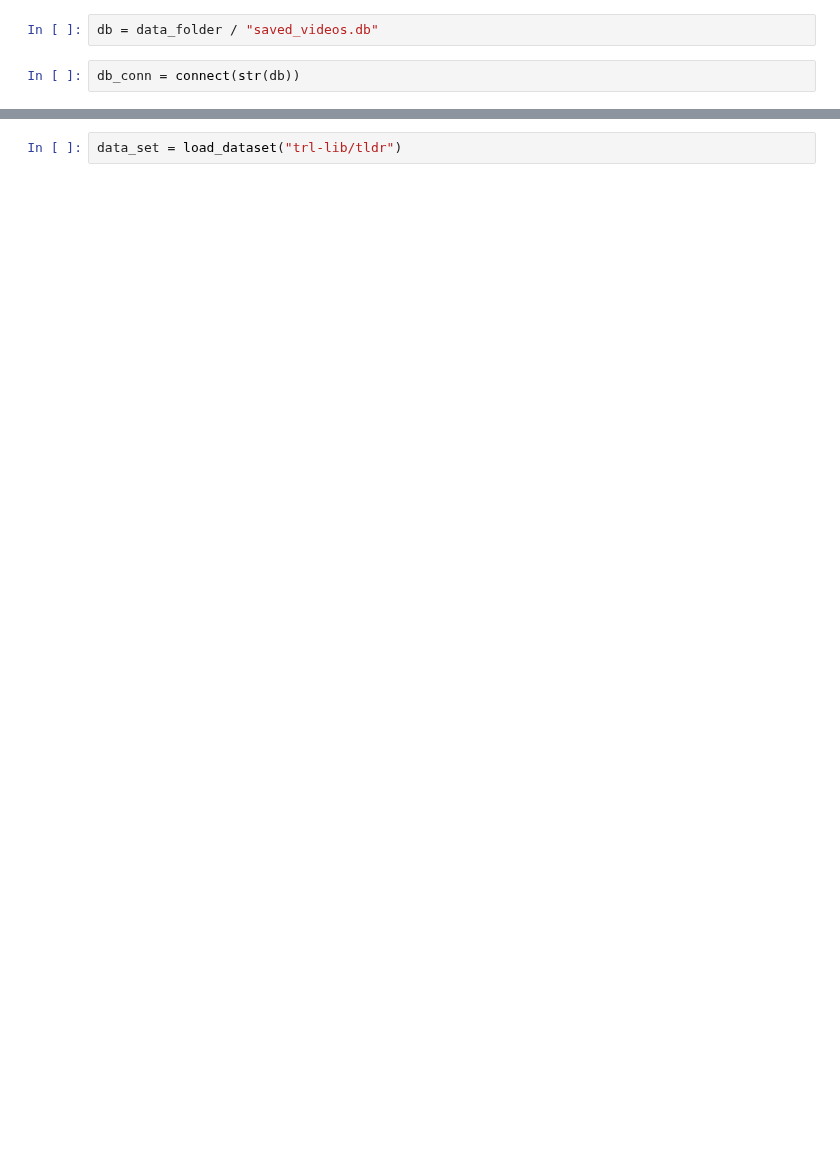
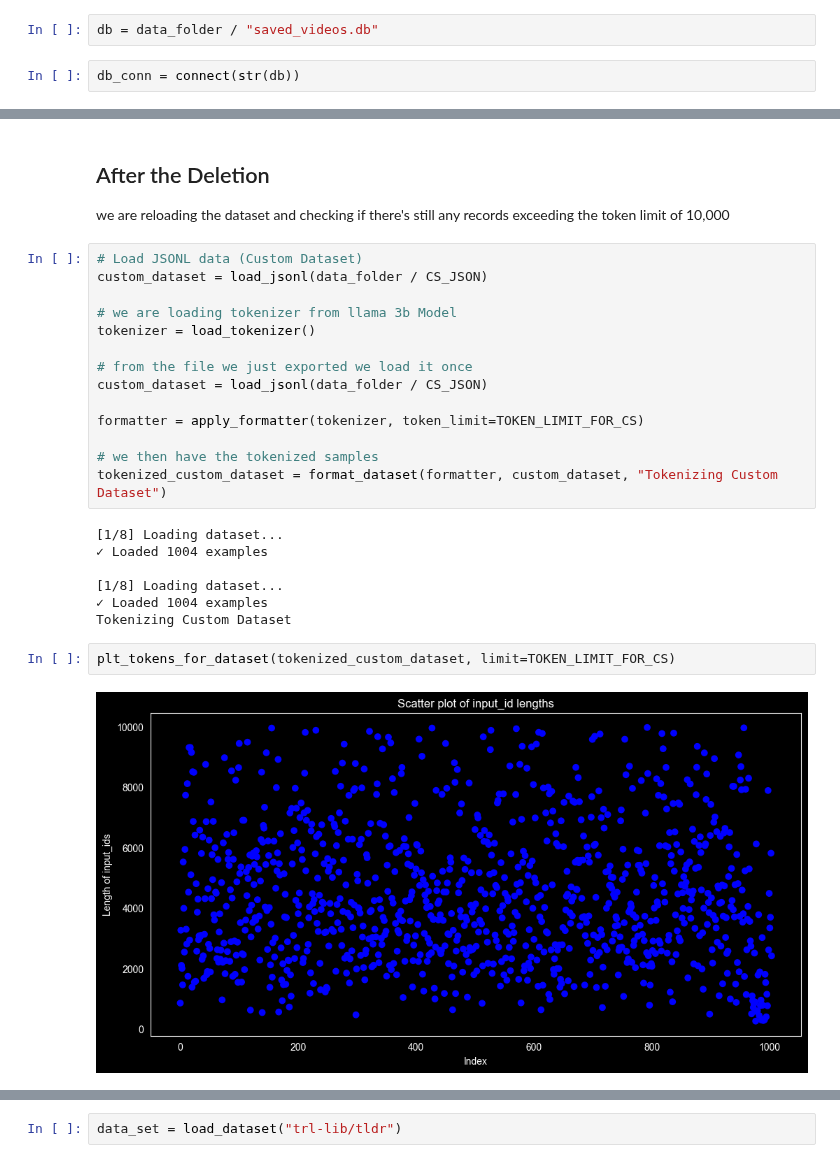
Before and after one commit to Thorkild556/NLP_project_group6, a Jupyter notebook: lab/export_dataset.ipynb, the cells around one changed output, grey strips where cells are left out. Saved outputs shown, nothing was run; the diff lists cells and outputs as text; blank space fills up the shorter version.

```diff
--- a/lab/export_dataset.ipynb
+++ b/lab/export_dataset.ipynb
@@ -61,0 +142,29 @@ but first we would preprocess the tl;dr dataset and then proceed with clustering
+# %% [markdown]
+## After the Deletion
+
+we are reloading the dataset and checking if there's still any records exceeding the token limit of 10,000
+# %%
+# Load JSONL data (Custom Dataset)
+custom_dataset = load_jsonl(data_folder / CS_JSON)
+
+# we are loading tokenizer from llama 3b Model
+tokenizer = load_tokenizer()
+
+# from the file we just exported we load it once
+custom_dataset = load_jsonl(data_folder / CS_JSON)
+
+formatter = apply_formatter(tokenizer, token_limit=TOKEN_LIMIT_FOR_CS)
+
+# we then have the tokenized samples
+tokenized_custom_dataset = format_dataset(formatter, custom_dataset, "Tokenizing Custom Dataset")
+# %% [output]
+[1/8] Loading dataset...
+✓ Loaded 1004 examples
+
+[1/8] Loading dataset...
+✓ Loaded 1004 examples
+Tokenizing Custom Dataset
+# %%
+plt_tokens_for_dataset(tokenized_custom_dataset, limit=TOKEN_LIMIT_FOR_CS)
+# %% [output]
+[figure, added]
```
Also changed, not shown: parts of 20 cells of this notebook, 2 other files.
